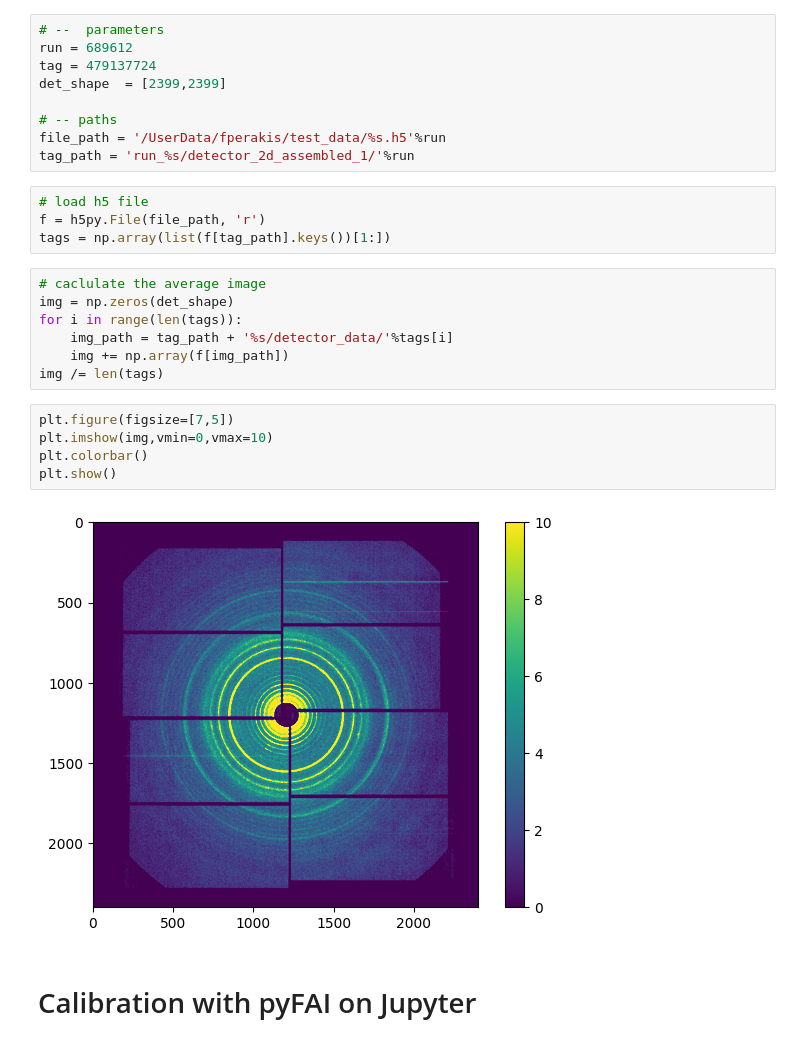
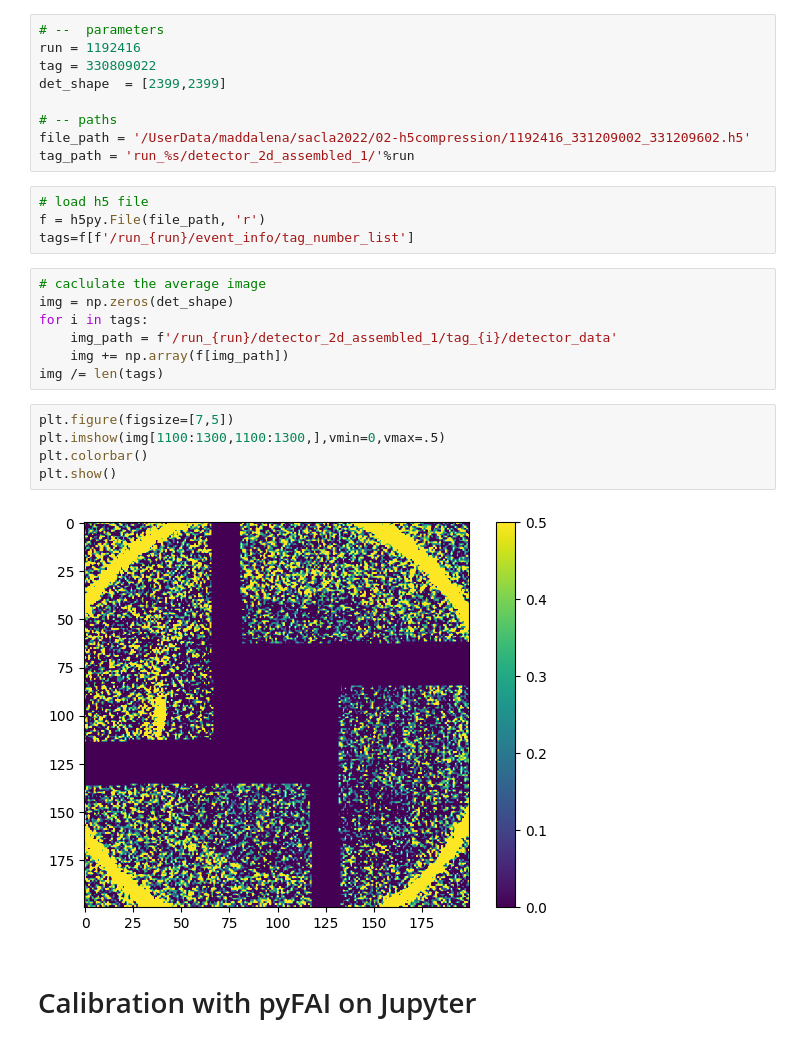
Before and after one commit to fperakis/SACLA_2022B8033, a Jupyter notebook: examples/04_test_calibrator.ipynb, the cells around one changed output. Saved outputs shown, nothing was run; the diff lists cells and outputs as text.

```diff
--- a/examples/04_test_calibrator.ipynb
+++ b/examples/04_test_calibrator.ipynb
@@ -6,30 +21,30 @@ import h5py
 import sys
 # %%
 # --  parameters
-run = 689612
-tag = 479137724
+run = 1192416
+tag = 330809022
 det_shape  = [2399,2399]
 
 # -- paths
-file_path = '/UserData/fperakis/test_data/%s.h5'%run
+file_path = '/UserData/maddalena/sacla2022/02-h5compression/1192416_331209002_331209602.h5'
 tag_path = 'run_%s/detector_2d_assembled_1/'%run
 # %%
 # load h5 file
 f = h5py.File(file_path, 'r')
-tags = np.array(list(f[tag_path].keys())[1:])
+tags=f[f'/run_{run}/event_info/tag_number_list']
 # %%
 # caclulate the average image
 img = np.zeros(det_shape)
-for i in range(len(tags)):
-    img_path = tag_path + '%s/detector_data/'%tags[i]
+for i in tags:
+    img_path = f'/run_{run}/detector_2d_assembled_1/tag_{i}/detector_data'
     img += np.array(f[img_path])
 img /= len(tags)
 # %%
 plt.figure(figsize=[7,5])
-plt.imshow(img,vmin=0,vmax=10)
+plt.imshow(img[1100:1300,1100:1300,],vmin=0,vmax=.5)
 plt.colorbar()
 plt.show()
 # %% [output]
-[figure, old version]
+[figure, new version]
 # %% [markdown]
 # Calibration with pyFAI on Jupyter
```
Also changed, not shown: parts of 17 cells of this notebook, 2 other files.
